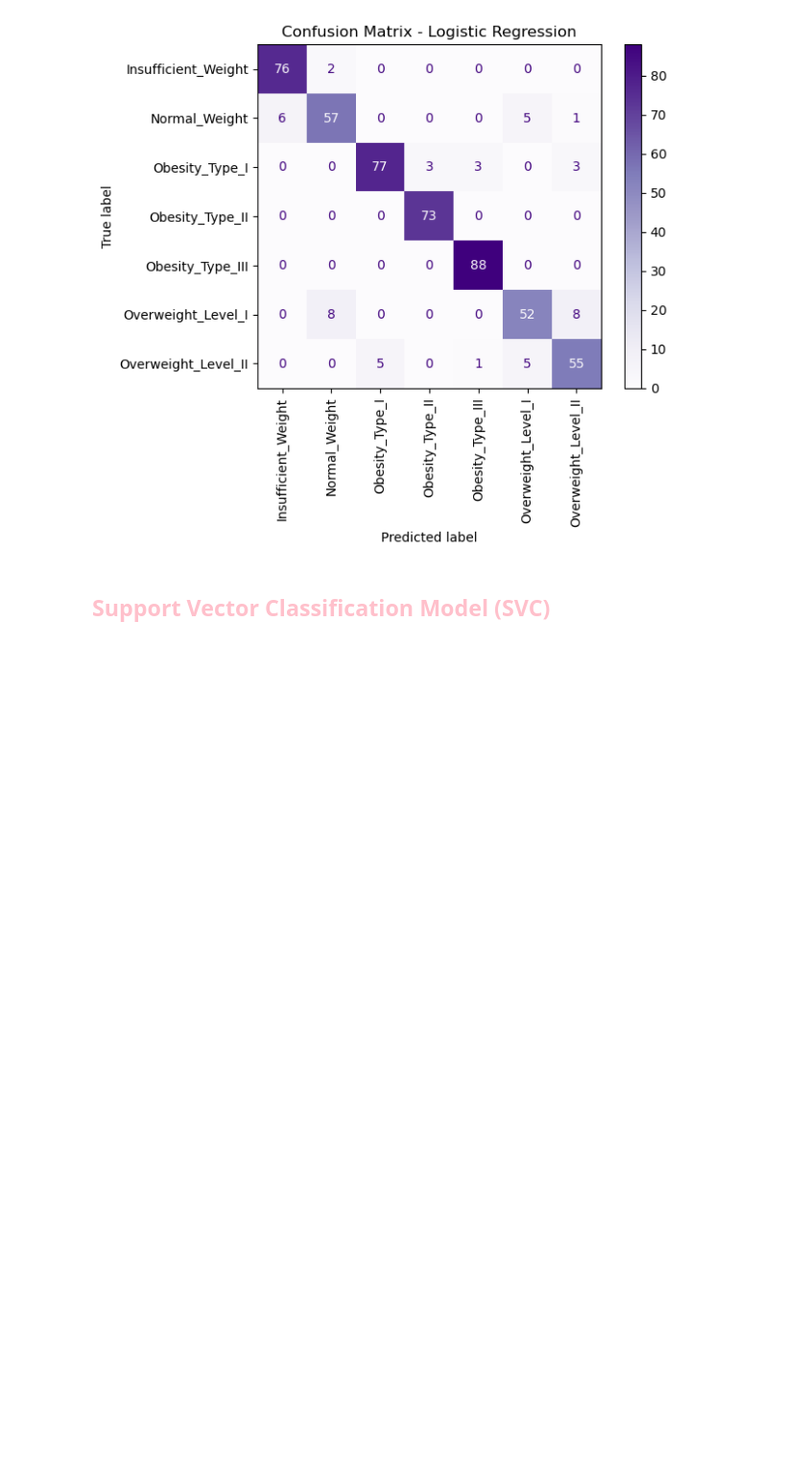
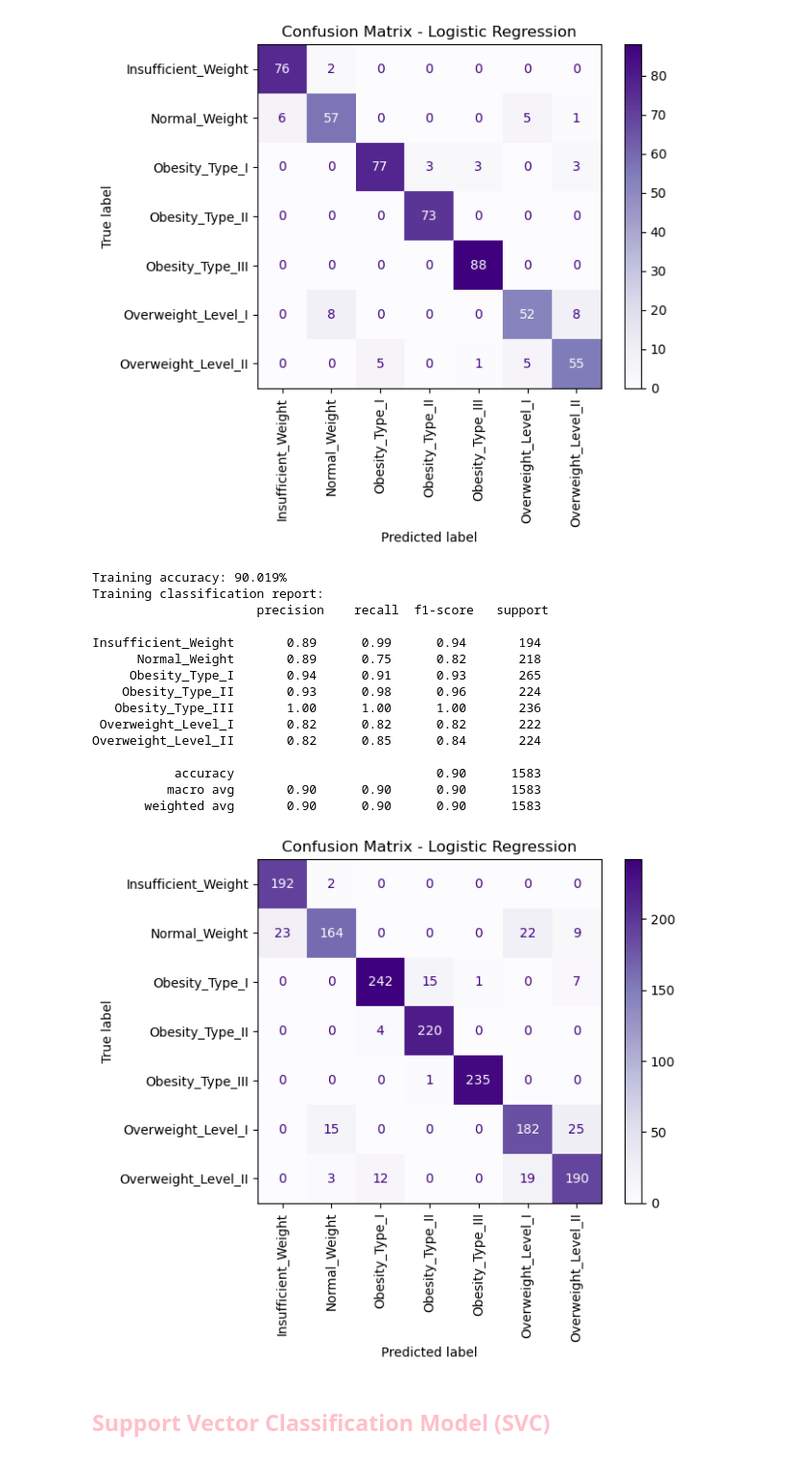
Before and after one commit to zosia-r/msid, a Jupyter notebook: II/sklearn_models.ipynb, the cells around one changed output. Shown at 96% size. Drawn from its saved outputs; the diff is of its cells as text; code cells hidden in the pictures; blank space fills up the shorter version.

Commit message:
evaluate models with training data

```diff
--- a/II/sklearn_models.ipynb
+++ b/II/sklearn_models.ipynb
@@ -198,6 +198,35 @@ Overweight_Level_II       0.82      0.83      0.83        66
           macro avg       0.90      0.90      0.90       528
        weighted avg       0.90      0.91      0.90       528
 [figure]
+# %%
+# Evaluate the model with training data
+Y_train_pred = model_reg.predict(X_train)
+
+print(f'Training accuracy: {accuracy_score(Y_train, Y_train_pred)*100:.3f}%')
+print('Training classification report:\n', classification_report(Y_train, Y_train_pred))
+
+# Display training confusion matrix
+ConfusionMatrixDisplay.from_estimator(model_reg, X_train, Y_train, cmap=plt.cm.Purples)
+plt.xticks(rotation=90)
+plt.title('Confusion Matrix - Logistic Regression')
+plt.show()
+# %% [output]
+Training accuracy: 90.019%
+Training classification report:
+                      precision    recall  f1-score   support
+
+Insufficient_Weight       0.89      0.99      0.94       194
+      Normal_Weight       0.89      0.75      0.82       218
+     Obesity_Type_I       0.94      0.91      0.93       265
+    Obesity_Type_II       0.93      0.98      0.96       224
+   Obesity_Type_III       1.00      1.00      1.00       236
+ Overweight_Level_I       0.82      0.82      0.82       222
+Overweight_Level_II       0.82      0.85      0.84       224
+
+           accuracy                           0.90      1583
+          macro avg       0.90      0.90      0.90      1583
+       weighted avg       0.90      0.90      0.90      1583
+[figure, added]
 # %% [markdown]
 ## <span style="color:pink">Support Vector Classification Model (SVC)</span>
 # %%
```
Also changed, not shown: parts of 3 cells of this notebook.
